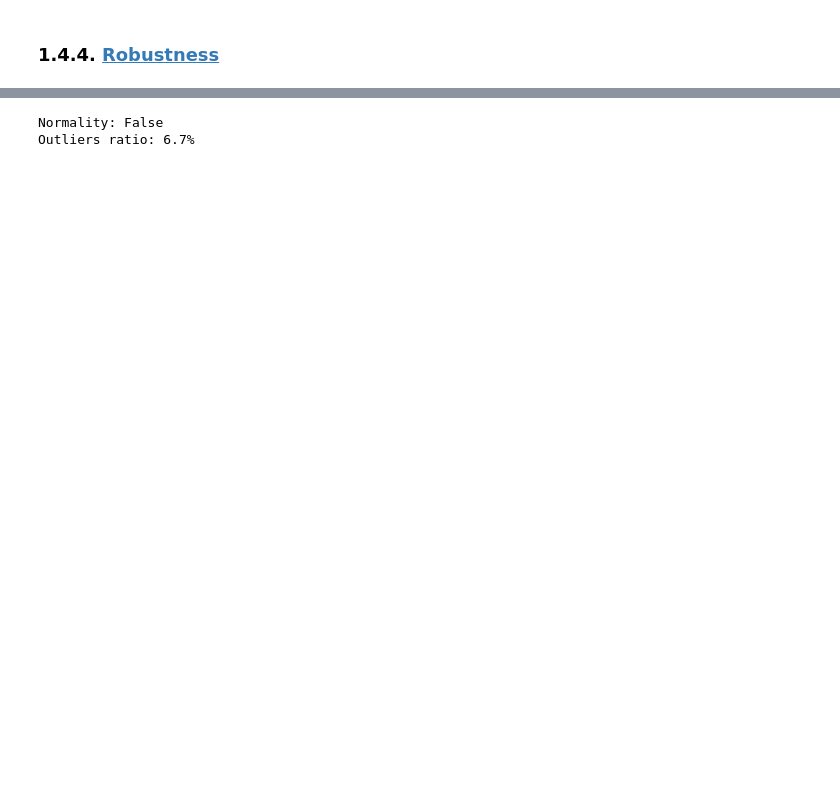
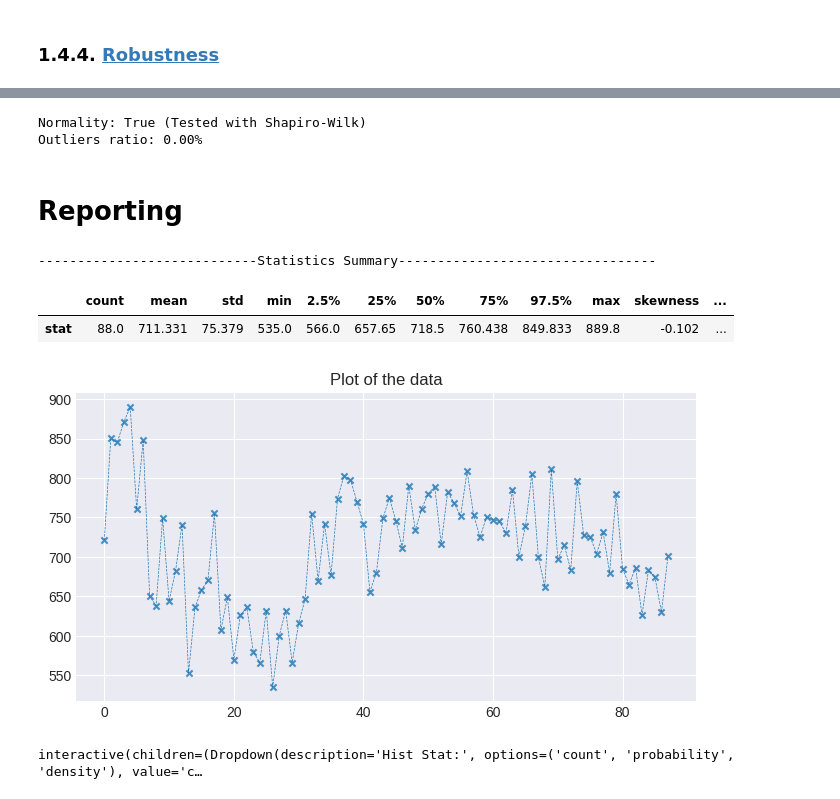
Before and after one commit to rammah83/Statistical_tasks, a Jupyter notebook: num_1_var.ipynb, the cells around one changed output, grey strips where cells are left out. Saved outputs shown, nothing was run; the diff lists cells and outputs as text; code cells hidden in the pictures; blank space fills up the shorter version.

```diff
--- a/num_1_var.ipynb
+++ b/num_1_var.ipynb
@@ -87,7 +91,9 @@ X = X.flatten()
 # %%
 data = pd.Series(X)
 n = len(data)
-stats_summary:pd.DataFrame = data.describe()
+stats_summary:pd.DataFrame = data.describe(percentiles=[.025, 0.25, 0.5, 0.75, .975])
+stats_summary.loc["CV"] = np.nan if stats_summary['std'] == 0 else stats_summary['std'] / stats_summary['mean']
+stats_summary['#NaN'] = X[np.isnan(X)].sum()
 # add skewness and kurtisis to stats_summary
 stats_summary.loc["skewness"] = data.skew()
 stats_summary.loc["kurtosis"] = data.kurtosis()
@@ -435,13 +425,78 @@ from robust_test import univar_outliers_auto_threshold
 
 robustness_result = univar_outliers_auto_threshold(X, use_mad=True)
 r = float(robustness_result['ratio_outliers'])
+
 test = recommand_normality_test(n, percent_outlier=r)
 method = test["alias"]
 verdict = check_normality(X, method)
 if verdict == is_normal:
-    print(f"Normality: {verdict}\nOutliers ratio: {r:.1%}")
+    print(f"Normality: {verdict} (Tested with {test['test']})\nOutliers ratio: {r:.2%}")
 else:
     print("explore adjusted boxplot")
 # %% [output]
-Normality: False
-Outliers ratio: 6.7%
+Normality: True (Tested with Shapiro-Wilk)
+Outliers ratio: 0.00%
+# %% [markdown]
+# Reporting
+# %%
+def summary_stats(X):
+    na_counts = X[np.isnan(X)].sum()
+    data = pd.Series(X)
+    n = len(data)
+    stats_summary:pd.DataFrame = data.describe(percentiles=[.025, 0.25, 0.5, 0.75, .975])
+    stats_summary.loc["skewness"] = data.skew()
+    stats_summary.loc["kurtosis"] = data.kurtosis()
+    stats_summary.loc["CV"] = np.nan if stats_summary['std'] == 0 else stats_summary['std'] / stats_summary['mean']
+    stats_summary['#NaN'] = na_counts
+    return stats_summary.to_frame(name='stat')
+	# add skewness and kurtisis to stats_summary
+
+def explore_disrtibution(data):
+    widgets.interact(
+		plot_univariate_num,
+		X=widgets.fixed(data),
+		hist_stat=widgets.Dropdown(
+			options=["count", "probability", "density"],
+			value="count",
+			description="Hist Stat:",
+		),
+		adjusted=widgets.Checkbox(value=True, description="Adjusted Boxplot"),
+		transform=widgets.Dropdown(
+			options=[
+				"none",
+				"boxcox",
+				"boxcox_pearson",
+				"yeojohnson",
+				"yeojohnson_pearson",
+				"log",
+			],
+			value="none",
+			description="Transform:",
+		),
+	);
+def report_eda(X):
+    na_counts = X[np.isnan(X)].sum()
+    data = pd.Series(X)
+    data = pd.Series(X)
+    print('----------------------------Statistics Summary---------------------------------')
+    summary = summary_stats(data).round(3)
+    display(summary.T)
+    data.plot(kind='line', style='--', linewidth=0.5, title='Plot of the data', figsize=(8, 4));
+    plt.scatter(range(len(data)), data, s=20, alpha=0.8, marker='x')
+    plt.grid()
+    explore_disrtibution(data)
+
+    print('----------------------------Modality Analisis Summary---------------------------------')
+    is_unimodal, k_modes = check_multimodality(data)
+    if is_unimodal:
+        print("Data is unimodal.")
+    else:
+        print(f"Data is multimodal with {k_modes} modes.")
+
+report_eda(X)
+# %% [output]
+----------------------------Statistics Summary---------------------------------
+|  | count | mean | std | min | 2.5% | 25% | 50% | 75% | 97.5% | max | skewness | ... |
+| stat | 88.0 | 711.331 | 75.379 | 535.0 | 566.0 | 657.65 | 718.5 | 760.438 | 849.833 | 889.8 | -0.102 | ... |
+[figure, added]
+interactive(children=(Dropdown(description='Hist Stat:', options=('count', 'probability', 'density'), value='c…
```
Also changed, not shown: parts of 16 cells of this notebook, 1 other file.
